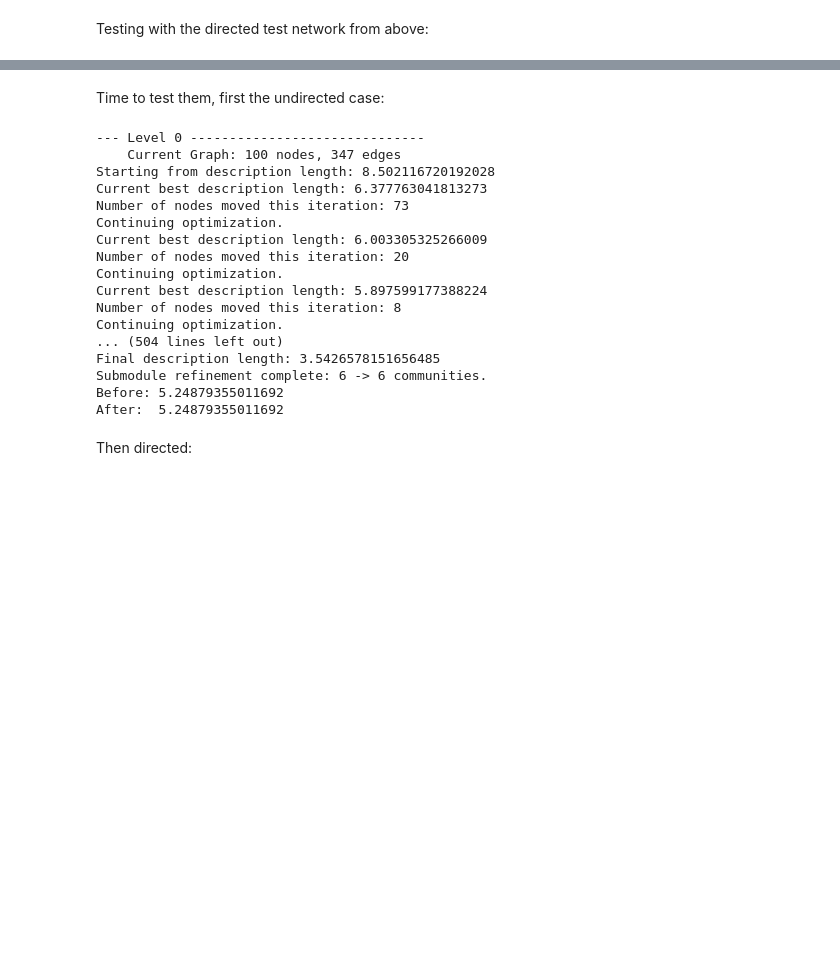
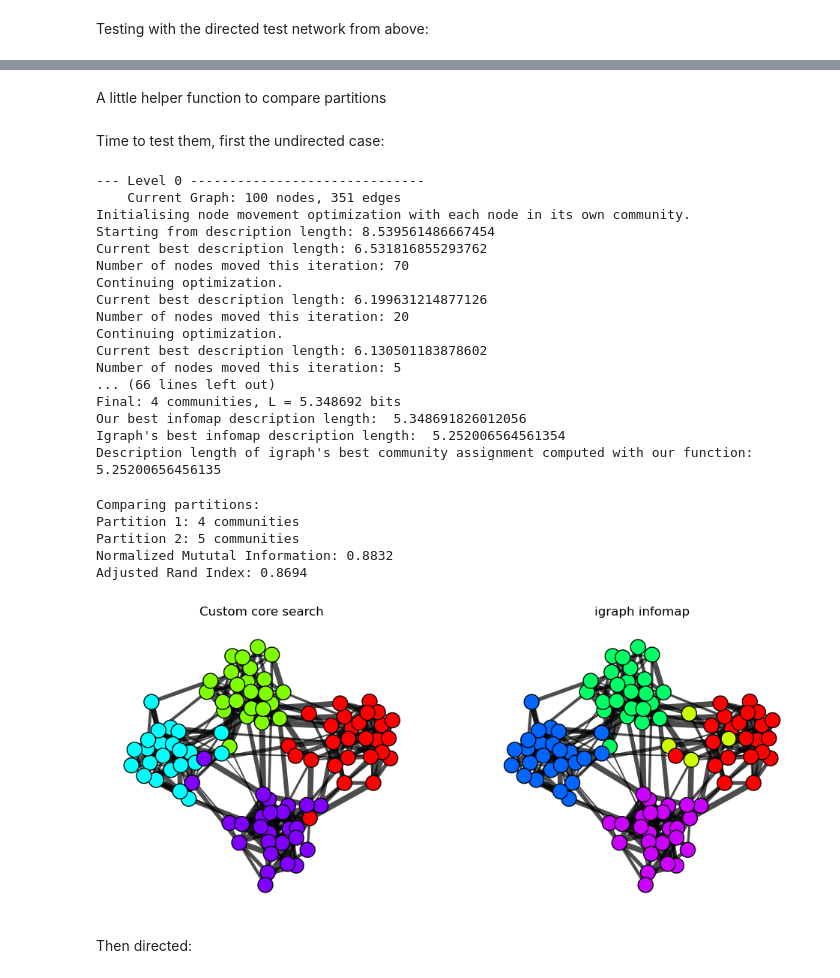
Before and after one commit to lm-schulze/ITI_project, a Jupyter notebook: notebooks/SearchAlgorithm.ipynb, the cells around one changed output, grey strips where cells are left out. Drawn from its saved outputs; the diff is of its cells as text; code cells hidden in the pictures; blank space fills up the shorter version.

```diff
--- a/notebooks/SearchAlgorithm.ipynb
+++ b/notebooks/SearchAlgorithm.ipynb
@@ -451,0 +289,2 @@ def submodule_movement_optimization(g: ig.Graph, communities: list[int]=None, re
+# %% [markdown]
+A little helper function to compare partitions
@@ -452,31 +322,48 @@ def submodule_movement_optimization(g: ig.Graph, communities: list[int]=None, re
 # %% [markdown]
 Time to test them, first the undirected case:
 # %%
-initial_partition = core_search_algorithm(g_test, verbose=True)
-print("\nFinished core algorithm!! \nStarting refinement process...\n")
-
-refined_partition = submodule_movement_optimization(g_test, initial_partition, recursion=True,verbose=True)
-
-print("Before:", inf.compute_description_length(g_test, initial_partition))
-print("After: ", inf.compute_description_length(g_test, refined_partition))
+comms = core_search_algorithm(g_test, verbose=True)
+L_test = inf.compute_description_length(g_test, comms)
+print("Our best infomap description length: ", L_test)
+# testing igraphs infomap implementation
+comms_ig = g_test.community_infomap(edge_weights="weight")
+print("Igraph's best infomap description length: ", comms_ig.codelength)
+print("Description length of igraph's best community assignment computed with our function: ", inf.compute_description_length(g_test, comms_ig.membership))
 # %% [output]
 --- Level 0 ------------------------------
-    Current Graph: 100 nodes, 347 edges
-Starting from description length: 8.502116720192028
-Current best description length: 6.377763041813273
-Number of nodes moved this iteration: 73
+    Current Graph: 100 nodes, 351 edges
+Initialising node movement optimization with each node in its own community.
+Starting from description length: 8.539561486667454
+Current best description length: 6.531816855293762
+Number of nodes moved this iteration: 70
 Continuing optimization.
-Current best description length: 6.003305325266009
+Current best description length: 6.199631214877126
 Number of nodes moved this iteration: 20
 Continuing optimization.
-Current best description length: 5.897599177388224
-Number of nodes moved this iteration: 8
-Continuing optimization.
-... (504 lines left out)
-Final description length: 3.5426578151656485
-Submodule refinement complete: 6 -> 6 communities.
-Before: 5.24879355011692
-After:  5.24879355011692
+Current best description length: 6.130501183878602
+Number of nodes moved this iteration: 5
+... (66 lines left out)
+Final: 4 communities, L = 5.348692 bits
+Our best infomap description length:  5.348691826012056
+Igraph's best infomap description length:  5.252006564561354
+Description length of igraph's best community assignment computed with our function:  5.25200656456135
+# %%
+compare_partitions(comms, comms_ig.membership)
+# %% [output]
+Comparing partitions:
+Partition 1: 4 communities
+Partition 2: 5 communities
+Normalized Mututal Information: 0.8832
+Adjusted Rand Index: 0.8694
+# %%
+fig, ax = plt.subplots(ncols=2, figsize = (12, 5))
+ig.plot(g_test, layout=layout, **inf.visual_community_colors(g_test, communities=comms, skipLayout=True), target=ax[0])
+ig.plot(g_test, layout=layout, **inf.visual_community_colors(g_test, communities=comms_ig.membership, skipLayout=True), target=ax[1])
+ax[0].set_title("Custom core search")
+ax[1].set_title("igraph infomap")
+plt.show()
+# %% [output]
+[figure, added]
 # %% [markdown]
 Then directed:
 # %%
```
Also changed, not shown: parts of 48 cells of this notebook, 2 other files.
